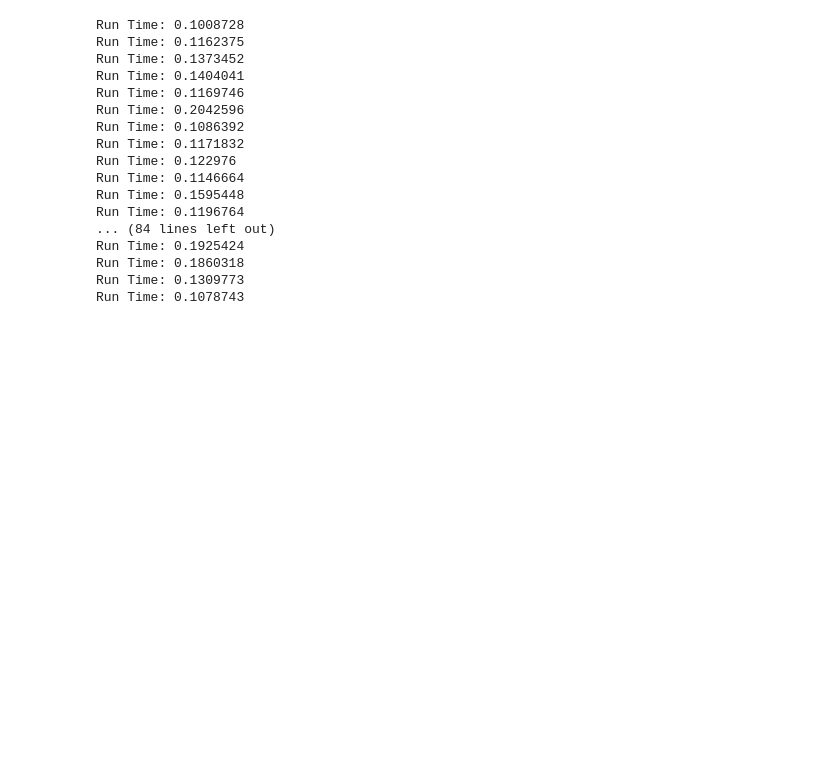
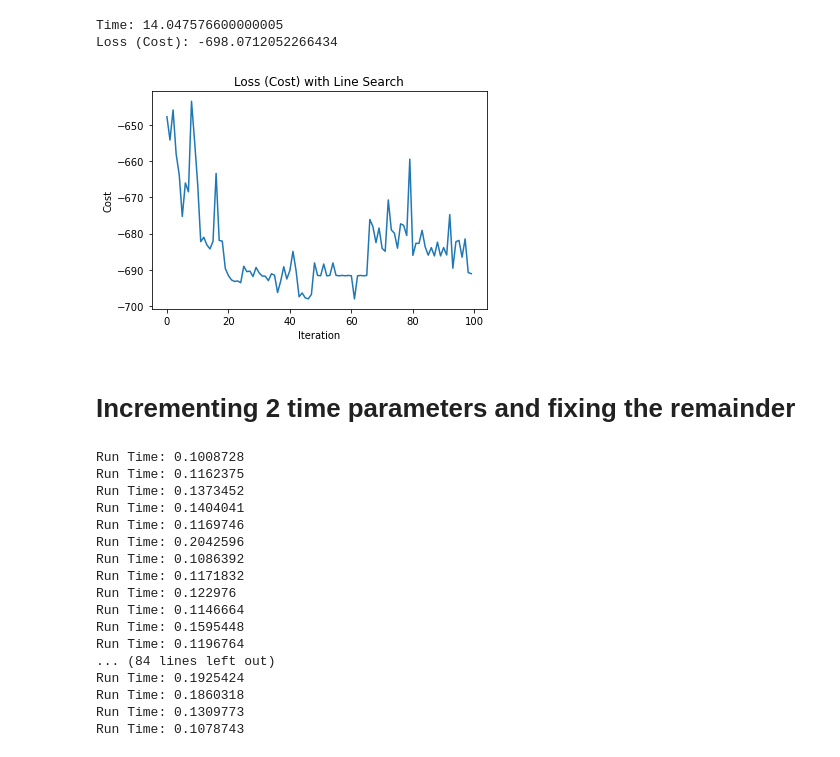
Before and after one commit to hollymc/senior-thesis, a Jupyter notebook: taxiriders-problems.ipynb, the cells around one changed output. Saved outputs shown, nothing was run; the diff lists cells and outputs as text; code cells hidden in the pictures; blank space fills up the shorter version.

```diff
--- a/taxiriders-problems.ipynb
+++ b/taxiriders-problems.ipynb
@@ -99,0 +294,32 @@ plt.ylabel("Profit");
+# %%
+import class_TP
+reload(class_TP)
+from class_TP import TP
+
+tp = TP(data)
+window = 10
+t, x, problem = tp.problem_param()
+t_min, t_max = tp.time_cons(window)
+_,_,_,p = tp.flow_vars()
+t.value = [(a + b) / 2.0 for a, b in zip(t_min, t_max)]
+t_hist = []
+loss_hist = []
+runtime_hist = []
+
+problem.solve(requires_grad=True, solver=cp.DIFFCP, solve_method="ECOS")
+t_sol = t.value
+for i in range(100):
+    if (i > 1 and np.abs(loss_hist[-2] - loss_hist[-1]) < .01):
+        print("Descent converged in %d iterations" % (i+1))
+        break
+    dt = -df(t_sol, problem, t)
+    r = line_search(t_sol, dt, problem, t)
+    t_sol = np.minimum(np.maximum(t_sol + r * dt, t_min), t_max)
+
+    t_hist.append(t_sol)
+    loss_hist.append(problem.objective.value)
+    runtime_hist.append(problem.solver_stats.solve_time)
+
+    print("Iteration", i+1)
+    print("Objective Value:", problem.objective.value)
+    print("Runt Time:", problem.solver_stats.solve_time)
@@ -100,3 +344,25 @@ plt.ylabel("Profit");
+# %%
+full_time = sum(runtime_hist)
+print("Time:", full_time)
+print("Loss (Cost):", np.amin(loss_hist))
+
+# x_val = spa.dok_matrix((tp.num_nodes, tp.num_nodes))
+# for a in range(tp.num_arcs):
+#     x_val[tp.arcs[a]] = np.around(x[a].value, decimals=2)
+# print(x_val.tocoo())
+# %% [output]
+Time: 14.047576600000005
+Loss (Cost): -698.0712052266434
+# %%
+plt.figure(1)
+plt.plot(loss_hist);
+plt.title("Loss (Cost) with Line Search");
+plt.xlabel("Iteration");
+plt.ylabel("Cost");
+# %% [output]
+[figure, added]
+# %% [markdown]
+# Incrementing 2 time parameters and fixing the remainder
 # %%
 import class_TP
 reload(class_TP)
```
Also changed, not shown: parts of 24 cells of this notebook.
